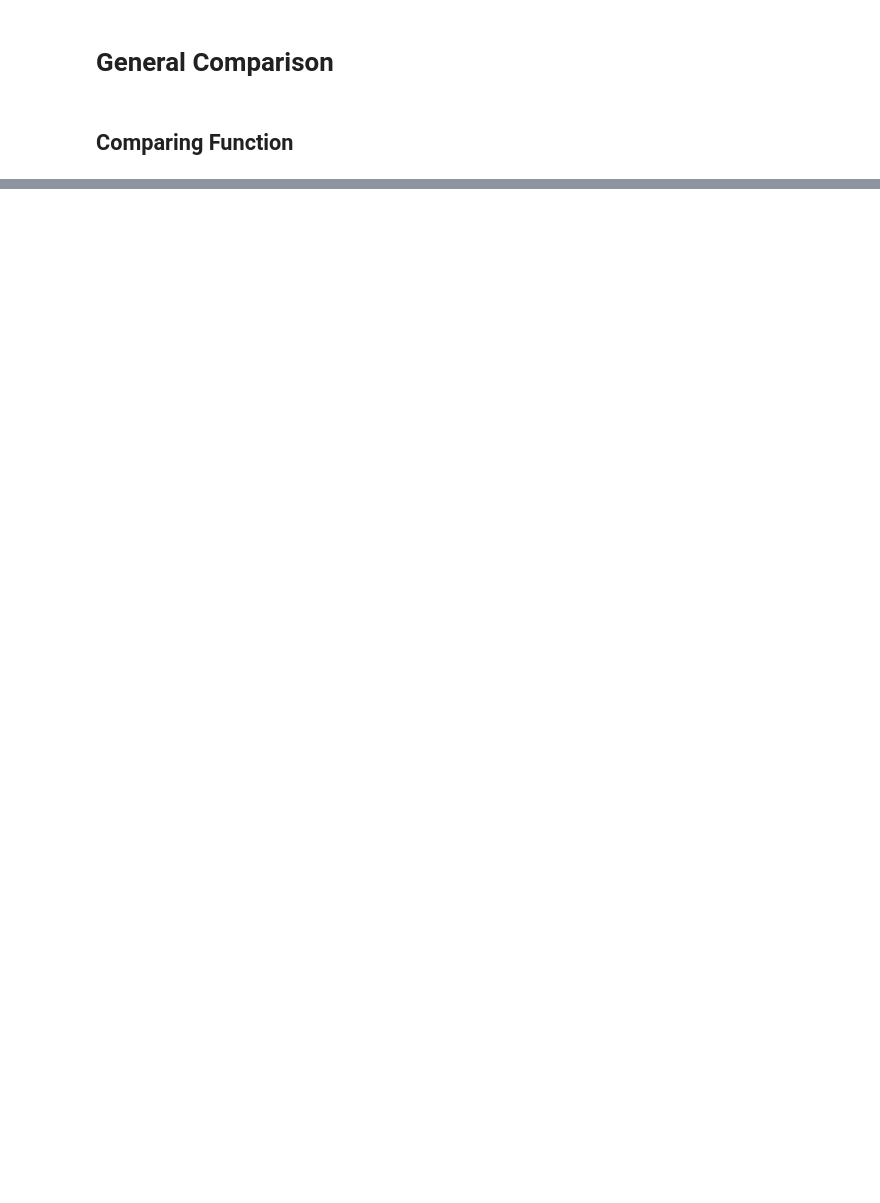
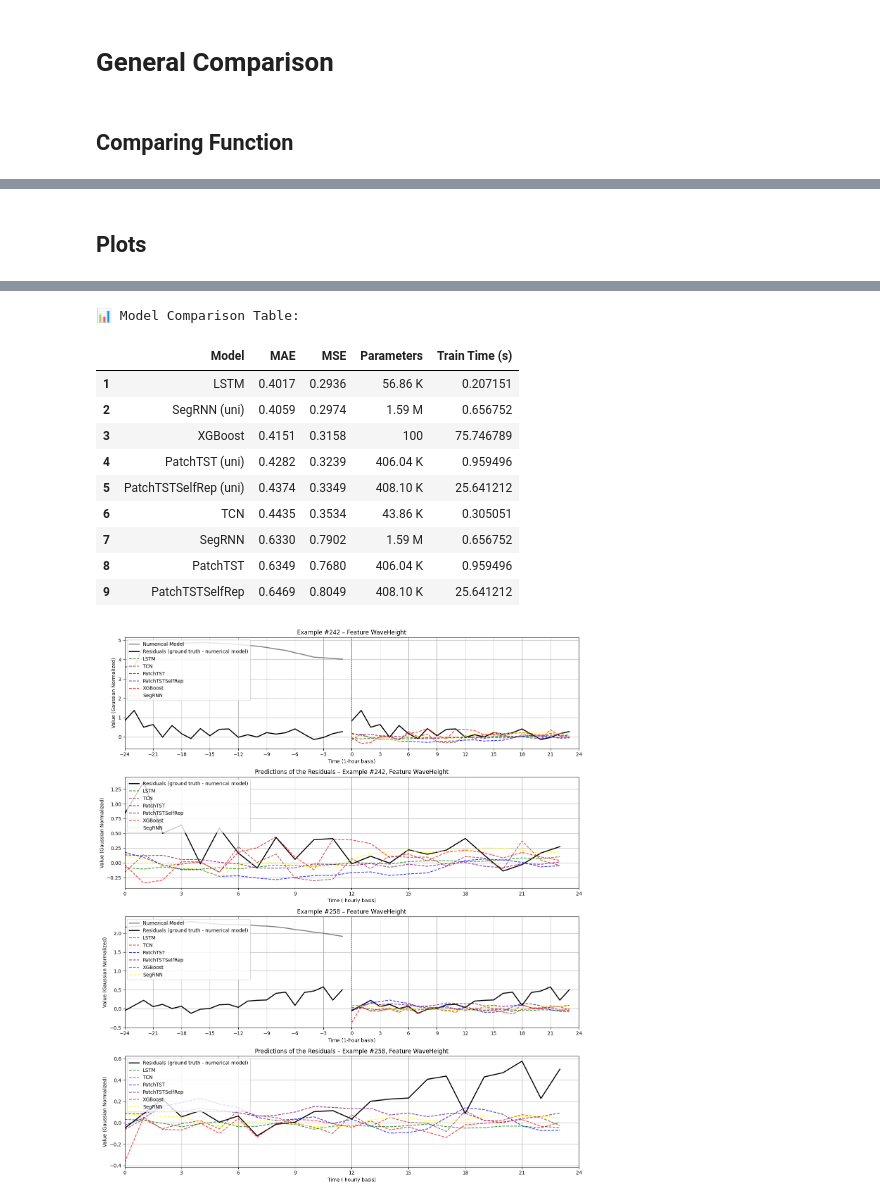
Before and after one commit to colinminini/SeaStateForcastDL, a Jupyter notebook: Sea_State_Forecasting_with_Deep_Learning_and_Hybrid_Residual_Modeling.ipynb, the cells around one changed output, grey strips where cells are left out. Drawn from its saved outputs; the diff is of its cells as text; code cells hidden in the pictures; blank space fills up the shorter version.

```diff
--- a/Sea_State_Forecasting_with_Deep_Learning_and_Hybrid_Residual_Modeling.ipynb
+++ b/Sea_State_Forecasting_with_Deep_Learning_and_Hybrid_Residual_Modeling.ipynb
@@ -1328,7 +1080,7 @@ if SegRNN_Train :
   device = torch.device("cuda" if torch.cuda.is_available() else "cpu")
 
   # replace with the actual number of channels in your dataset
-  num_channels = feature_num
+  num_channels = next(iter(test_loader))[0].shape[1]  # infer C from test_loader
 
   model = SegRNN(
       input_len=input_len,
@@ -1851,6 +1604,8 @@ class PatchTST(nn.Module):
         # Instance normalization: normalize each channel (per sample) along the time dimension.
         last = x[:, :, -1] # (bs, ft)
         x_norm = x - last.unsqueeze(-1)
+        if residuals_only:
+          x_norm = x
 
         # Pad along the time dimension if necessary (pad with the last value).
         if self.pad_size > 0:
@@ -1889,7 +1644,8 @@ class PatchTST(nn.Module):
         y_pred = y_pred.view(bs, ft, self.forecast_horizon)
 
         # Rearrange to (bs, forecast_horizon, ft) as required.
-        y_pred = y_pred + last.unsqueeze(-1)
+        if not residuals_only:
+          y_pred = y_pred + last.unsqueeze(-1)
         y_pred = y_pred.permute(0, 2, 1)
 
         return y_pred
@@ -2627,11 +2411,11 @@ if XGBoost_Train :
   import time
 
   # Flatten X for classical ML model (samples, Context_Window_Size*features)
-  X_train_xgb_flat = X.reshape(X.shape[0], -1)
+  X_train_xgb_flat = X_subset.reshape(X_subset.shape[0], -1)
 
   print("X_train_xgb shape:", X_train_xgb_flat.shape)
 
-  X_test_xgb_flat = X_test.reshape(X_test.shape[0], -1)
+  X_test_xgb_flat = X_subset_test.reshape(X_subset_test.shape[0], -1)
 
   print("X_test_xgb_flat shape:", X_test_xgb_flat.shape)
 
@@ -2639,9 +2423,9 @@ if XGBoost_Train :
       XGBRegressor(n_estimators=100, max_depth=4, learning_rate=0.1, n_jobs=-1, random_state=42)
   )
 
-  Y_xgb = Y[:, :, target_idx]
+  Y_xgb = Y_subset[:, :, target_idx]
   print("Y_xgb shape:", Y_xgb.shape)
-  Y_test_xgb = Y_test[:, :, target_idx]
+  Y_test_xgb = Y_subset_test[:, :, target_idx]
   print("Y_test_xgb shape:", Y_test_xgb.shape)
 
   if rescale_data:
@@ -2663,6 +2447,10 @@ if XGBoost_Train :
     Y_train_xgb = Y_xgb
     Y_test_xgb = Y_test_xgb
 
+  if residuals_only:
+    Y_train_xgb = Y_xgb
+    Y_test_xgb = Y_test_xgb
+
   start_time = time.time()
 
   xgb_model.fit(X_train_xgb_flat, Y_train_xgb)
@@ -2692,7 +2478,6 @@ if XGBoost_Train :
   print(f"MAE:  {mae_xgboost:.3f}")
   print(f"MSE: {mse_xgboost:.3f}")
 
-  X_test_flat = X_test.reshape(X_test_rescaled.shape[0], -1)
-  y_pred_xgb = xgb_model.predict(X_test_flat)
+  y_pred_xgb = xgb_model.predict(X_test_xgb_flat)
 # %% [output]
 XGBoost Results:
@@ -3197,0 +2737,18 @@ compare_models(
+# %% [markdown]
+## Plots
+# %%
+#display(results_df_sorted)
+display(results_df)
+
+compare_models(
+    X_true=X_true_Compare,
+    Y_true=Y_true_Compare,
+    model_preds=preds,
+    target_idx=target_idx,
+    model_types=types,
+    model_params=params,
+    training_times=times,
+    model_colors=colors,
+    num_windows_to_plot=2
+)
+# %% [output]
@@ -3197,0 +2772,12 @@ compare_models(
+📊 Model Comparison Table:
+|  | Model | MAE | MSE | Parameters | Train Time (s) |
+| 1 | LSTM | 0.4017 | 0.2936 | 56.86 K | 0.207151 |
+| 2 | SegRNN (uni) | 0.4059 | 0.2974 | 1.59 M | 0.656752 |
+| 3 | XGBoost | 0.4151 | 0.3158 | 100 | 75.746789 |
+| 4 | PatchTST (uni) | 0.4282 | 0.3239 | 406.04 K | 0.959496 |
+| 5 | PatchTSTSelfRep (uni) | 0.4374 | 0.3349 | 408.10 K | 25.641212 |
+| 6 | TCN | 0.4435 | 0.3534 | 43.86 K | 0.305051 |
+| 7 | SegRNN | 0.6330 | 0.7902 | 1.59 M | 0.656752 |
+| 8 | PatchTST | 0.6349 | 0.7680 | 406.04 K | 0.959496 |
+| 9 | PatchTSTSelfRep | 0.6469 | 0.8049 | 408.10 K | 25.641212 |
+[figure, added]
```
Also changed, not shown: parts of 73 cells of this notebook, 1 other file.
